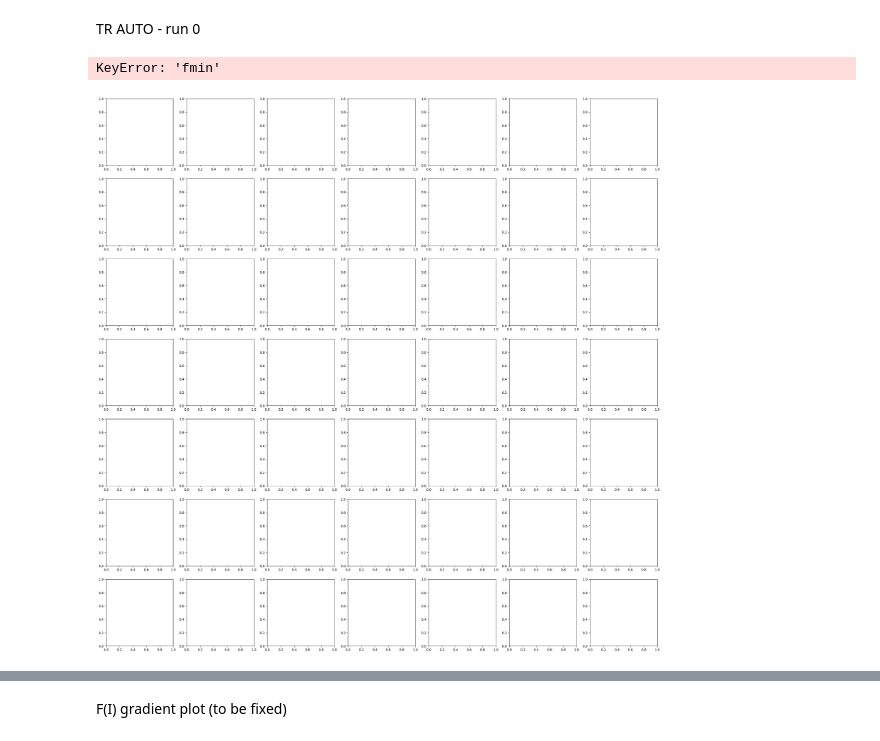
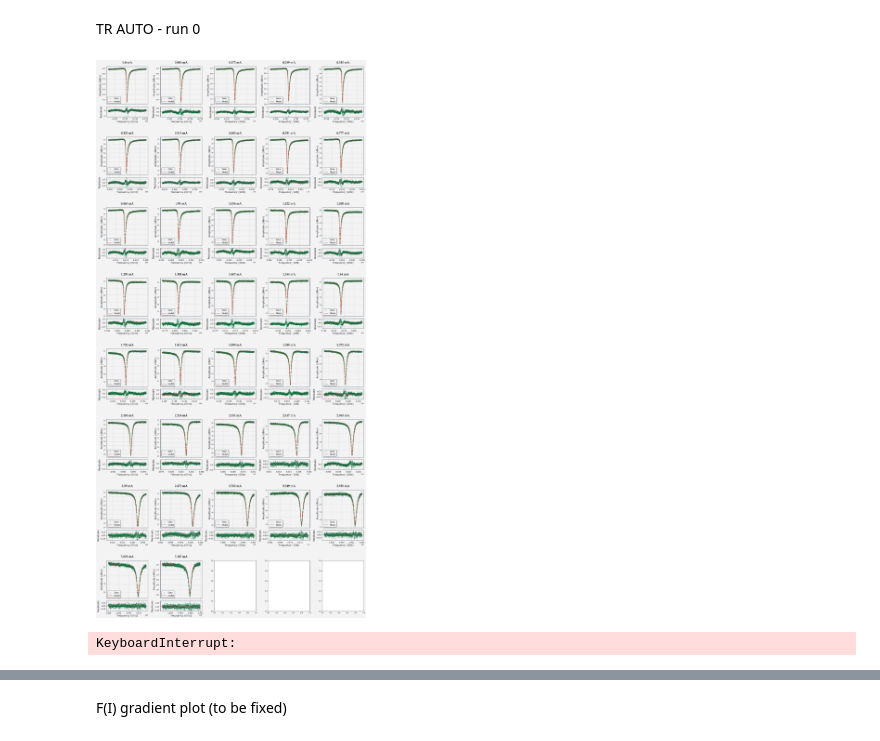
Before and after one commit to biqute/QTLab2425, a Jupyter notebook: IRdetection/Analysis/TRauto_charachterization.ipynb, the cells around one changed output, grey strips where cells are left out. Saved outputs shown, nothing was run; the diff lists cells and outputs as text; code cells hidden in the pictures.

Commit message:
improved plotting, tried to better fit, didn't succeed :)

```diff
--- a/IRdetection/Analysis/TRauto_charachterization.ipynb
+++ b/IRdetection/Analysis/TRauto_charachterization.ipynb
@@ -37,16 +65,19 @@ peak_data_dict, _ = read_peaks_data_2('../Experiments/TRswipeAuto/run-0/data/tr_
 
 resonance_frequneces = []
 bias_currents = []
+Qc = []
 Qt = []
-Qc = []
 
 nof_peaks = len(peak_data_dict) - 4 # Exclude the last 4 peaks (assumed to be non-resonance peaks)
-# Calculate grid size to accommodate all peaks
-grid_size = int(np.ceil(np.sqrt(nof_peaks)))
-fig, ax = plt.subplots(grid_size, grid_size, figsize=(30, 30))
+# Calculate grid size to accommodate all peaks - changed to 5 columns
+nrows = (nof_peaks + 4) // 5  # Calculate required rows for 5 columns
+
+fig, ax = plt.subplots(nrows, 5, figsize=(30, nrows * 8), gridspec_kw={'hspace':0.4, 'wspace':0.3})
+
 row_iter = 0
 col_iter = 0
 
+pippo = 0
 for i, (bias_current, peak_data) in enumerate(peak_data_dict.items()):
 
     # Break the cycle for the last 4 values of current:
@@ -62,13 +93,24 @@ for i, (bias_current, peak_data) in enumerate(peak_data_dict.items()):
 
     # try to fit
     model = md.resonance_model
-    fitter = Fitter(model_function=md.resonance_model,
-                        param_names=["f0", "phi", "Qt", "Qc", "A", "B", "C", "D", "K", "fmin"],
+
+
+    def Loss(x, y, yerr, model, names):
+        """Loss function for the resonance model."""
+        f0, phi, Qt, Qc, A, B, C, D, K, fmin = [x[names.index(name)] for name in names]
+        model_values = model(f0=f0, phi=phi, Qt=Qt, Qc=Qc, A=A, B=B, C=C, D=D, K=K, fmin=fmin)
+        ls = np.sum((x - model_values) ** 2)
+        if Qc <= Qt:
+            ls += 100  # Penalize if Qc is smaller than Qt
+        return ls
+
+    fitter = Fitter(model_function=model,
+                        param_names=["f0", "phi", "Qc", "Qt", "A", "B", "C", "D", "K", "fmin"],
                         data=peak_data,
                         loss_function=LeastSquares
                     )
 
-    searcher = ResonancePeakSearcher()
+    searcher = ResonancePeakSearcher(version="T")
     result = fitter.fit(searcher=searcher)
 
     # Check if the fit was successful
@@ -78,62 +120,56 @@ for i, (bias_current, peak_data) in enumerate(peak_data_dict.items()):
         if p_value < 0.05:
             print(f"Fit for bias current {bias_current} failed (p-value: {p_value})")
             # For now we take the fmin as the resonance frequency
             resonance_frequency = searcher.params['fmin']
             resonance_frequneces.append(resonance_frequency)
             bias_currents.append(bias_current)
             continue
         else:
             # Extract the resonance frequency from the fitted parameters
             resonance_frequency = result.values['f0'] + searcher.params['fmin']
             resonance_frequneces.append(resonance_frequency)
             bias_currents.append(bias_current)
-            # Plot the fit result
             fitted_params = result.values.to_dict()
             fitted_params['fmin'] = searcher.params['fmin']
-            ax[row_iter, col_iter].scatter(peak_data[:, 0], peak_data[:, 1], label='Data', color='blue', alpha=0.5, s=4)
-            ax[row_iter, col_iter].plot(peak_data[:, 0], model(peak_data[:, 0], *fitted_params.values()), label='Fit', color='red')
-            # add labels, title and legend
-            ax[row_iter, col_iter].set_xlabel('Frequency (GHz)')
-            ax[row_iter, col_iter].set_ylabel('Amplitude (dBm)')
-            ax[row_iter, col_iter].set_title(f'{round(bias_current, 3)} mA')
-            ax[row_iter, col_iter].legend()
-            ax[row_iter, col_iter].grid()
+            plot_fit(peak_data, model, fitted_params,
+                     title=f'{round(bias_current, 3)} mA',
+                     xlabel='Frequency (GHz)',
+                     ylabel='Amplitude (dBm)',
+                     palette=palette,
+                     typography=typography,
+                     ax=ax[row_iter, col_iter],
+                     rasterize_points=True)
 
+            Qc.append(fitted_params['Qc'])
             Qt.append(fitted_params['Qt'])
-            Qc.append(fitted_params['Qc'])
     else:
         print(f"Fit for bias current {bias_current} failed (invalid result)")
         # For now we take the fmin as the resonance frequency
         resonance_frequency = searcher.params['fmin']
         resonance_frequneces.append(resonance_frequency)
-        bias_currents.append(bias_current)
-        # Plot anyway the data
-        ax[row_iter, col_iter].scatter(peak_data[:, 0], peak_data[:, 1], label='Data', color='blue', alpha=0.5, s=4)
-        # add labels, title and legend
-        ax[row_iter, col_iter].set_xlabel('Frequency (GHz)')
-        ax[row_iter, col_iter].set_ylabel('Amplitude (dBm)')
-        ax[row_iter, col_iter].set_title(f'{round(bias_current, 3)} mA')
-        ax[row_iter, col_iter].legend()
-        ax[row_iter, col_iter].grid()
+        #bias_currents.append(bias_current)
 
-    # update iterators
+    if pippo > 37:
+        # delete ax
+        fig.delaxes(ax[row_iter, col_iter])
+
+    # update iterators - changed to 5 columns
     col_iter += 1
-    if col_iter >= grid_size:
+    pippo+=1
+    if col_iter >= 5:  # Changed from 8 to 5 columns
         col_iter = 0
         row_iter += 1
 
 
 
-# Hide unused subplots
-total_plots = row_iter * grid_size + col_iter
-for i in range(total_plots, grid_size * grid_size):
-    ax.flat[i].set_visible(False)
-
-plt.tight_layout()
 plt.show()
 # %% [output]
-KeyError: 'fmin'
-[figure, old version]
+[figure, new version]
+# %%
+# Save the figure a pdf file
+fig.savefig('../Analysis/resonance_peaks.pdf', bbox_inches='tight', dpi=300)
+# %% [output]
+KeyboardInterrupt:
 # %%
 # Renormalize the resonance frequencies with respect to the frequency at 0 bias current
 resonance_frequneces_normalized = np.array(resonance_frequneces)
```
Also changed, not shown: parts of 4 cells of this notebook, 5 other files.
